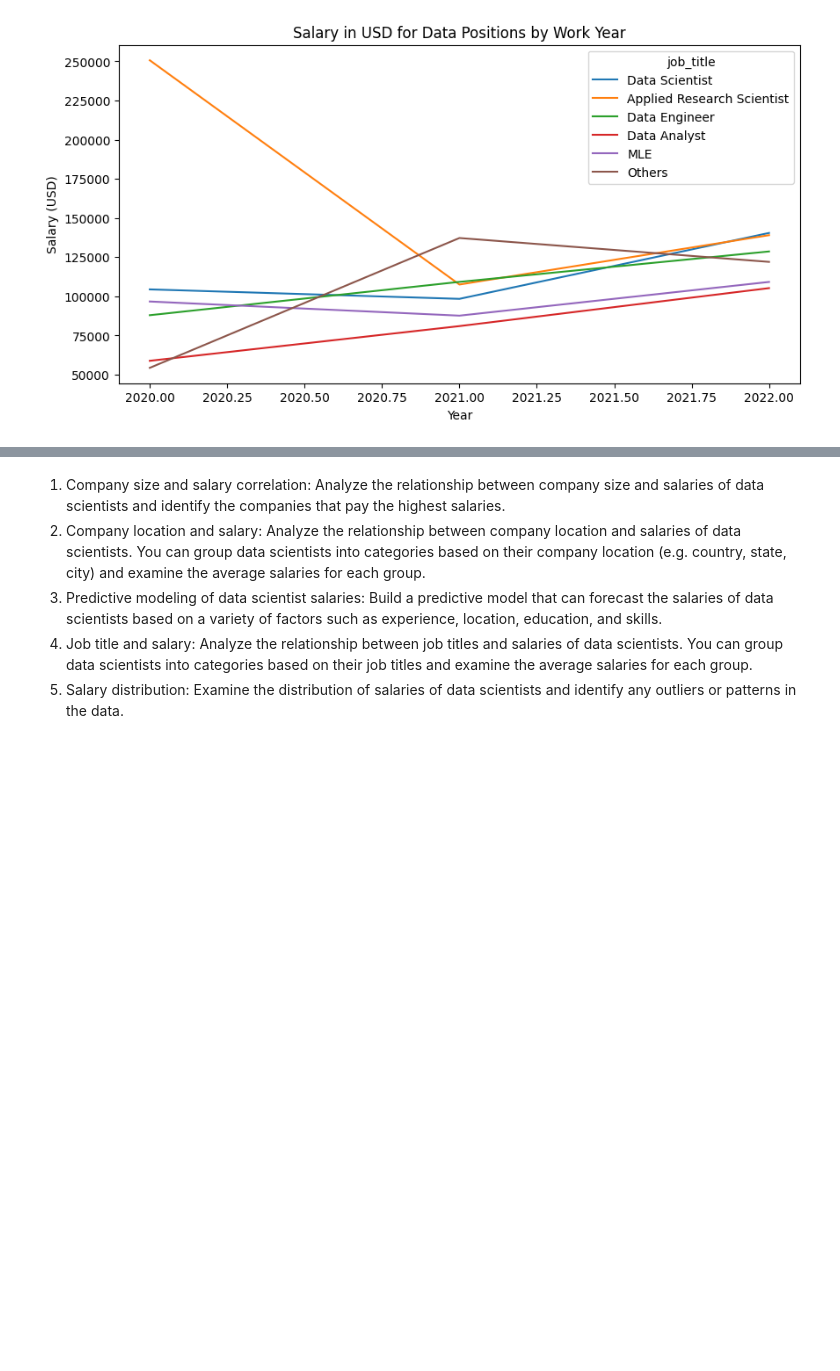
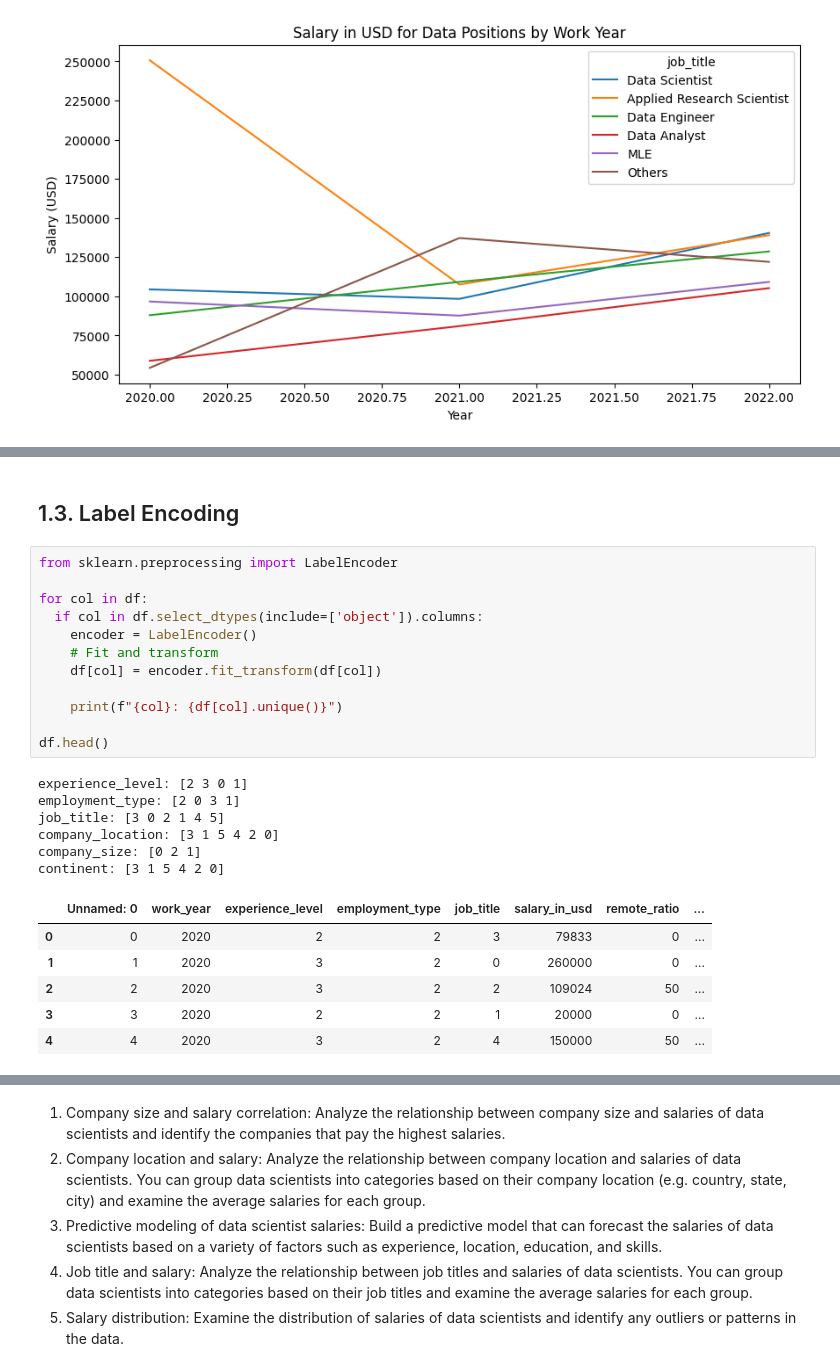
Before and after one commit to vanle2000/Data-Science-Salary-prediction, a Jupyter notebook: Data_Sciece_Salary_Prediction.ipynb, the cells around one changed output, grey strips where cells are left out. Cells and saved outputs as stored; diff of their text form; blank space fills up the shorter version.

```diff
--- a/Data_Sciece_Salary_Prediction.ipynb
+++ b/Data_Sciece_Salary_Prediction.ipynb
@@ -304 +261,28 @@ plt.show()
+# %% [markdown]
+## 1.3. Label Encoding
+# %%
+from sklearn.preprocessing import LabelEncoder
+
+for col in df:
+  if col in df.select_dtypes(include=['object']).columns:
+    encoder = LabelEncoder()
+    # Fit and transform
+    df[col] = encoder.fit_transform(df[col])
+
+    print(f"{col}: {df[col].unique()}")
+
+df.head()
+# %% [output]
+experience_level: [2 3 0 1]
+employment_type: [2 0 3 1]
+job_title: [3 0 2 1 4 5]
+company_location: [3 1 5 4 2 0]
+company_size: [0 2 1]
+continent: [3 1 5 4 2 0]
+|  | Unnamed: 0 | work_year | experience_level | employment_type | job_title | salary_in_usd | remote_ratio | ... |
+| 0 | 0 | 2020 | 2 | 2 | 3 | 79833 | 0 | ... |
+| 1 | 1 | 2020 | 3 | 2 | 0 | 260000 | 0 | ... |
+| 2 | 2 | 2020 | 3 | 2 | 2 | 109024 | 50 | ... |
+| 3 | 3 | 2020 | 2 | 2 | 1 | 20000 | 0 | ... |
+| 4 | 4 | 2020 | 3 | 2 | 4 | 150000 | 50 | ... |
 # %%
```
Also changed, not shown: parts of 7 cells of this notebook.
